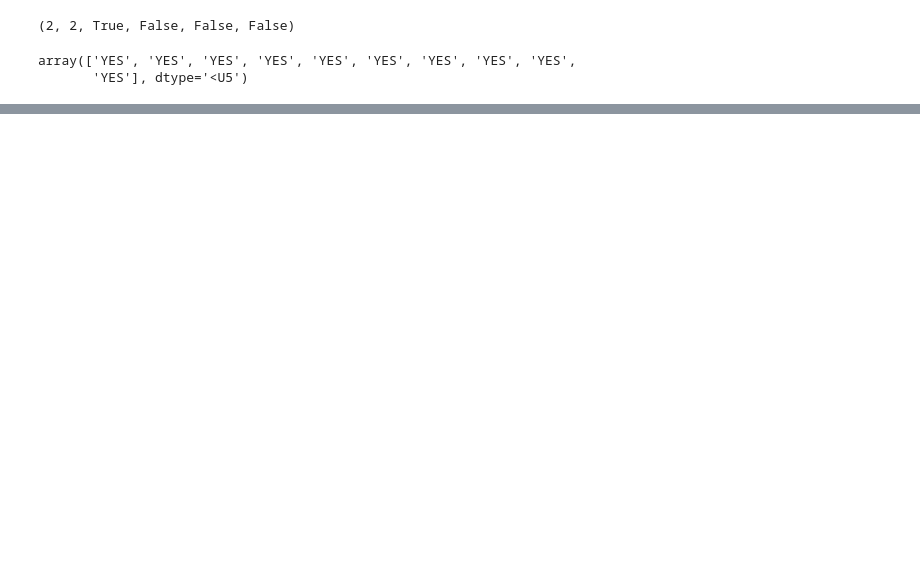
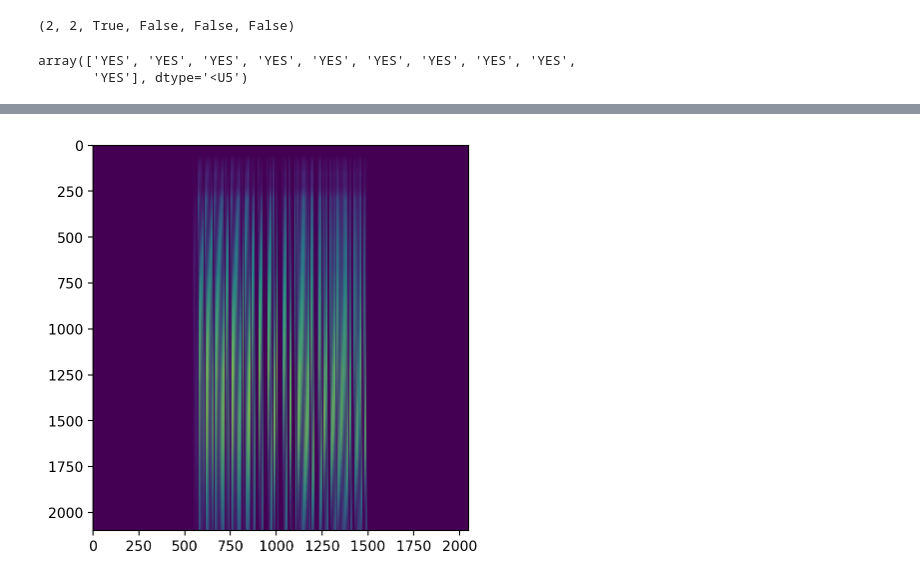
Before and after one commit to hbahk/kspecdr, a Jupyter notebook: notebooks/test_make_tlm.ipynb, the cells around one changed output, grey strips where cells are left out. Saved outputs shown, nothing was run; the diff lists cells and outputs as text; code cells hidden in the pictures; blank space fills up the shorter version.

```diff
--- a/notebooks/test_make_tlm.ipynb
+++ b/notebooks/test_make_tlm.ipynb
@@ -85,0 +194,10 @@ array(['YES', 'YES', 'YES', 'YES', 'YES', 'YES', 'YES', 'YES', 'YES',
+# %%
+from astropy.io import fits
+
+hdul = fits.open(args["IMAGE_FILENAME"])
+
+fig, ax = plt.subplots(figsize=(5, 5))
+ax.imshow(hdul[0].data)
+plt.show()
+# %% [output]
+[figure, added]
```
Also changed, not shown: parts of 12 cells of this notebook, 1 other file.
